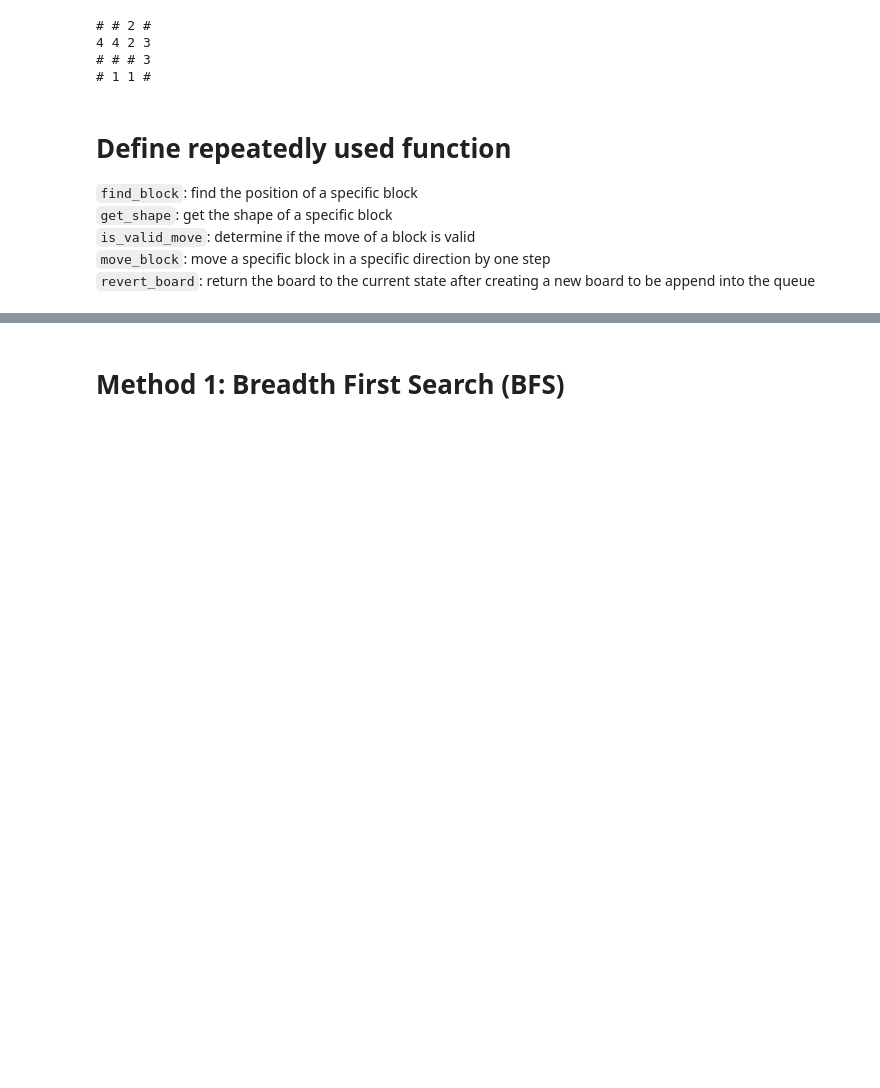
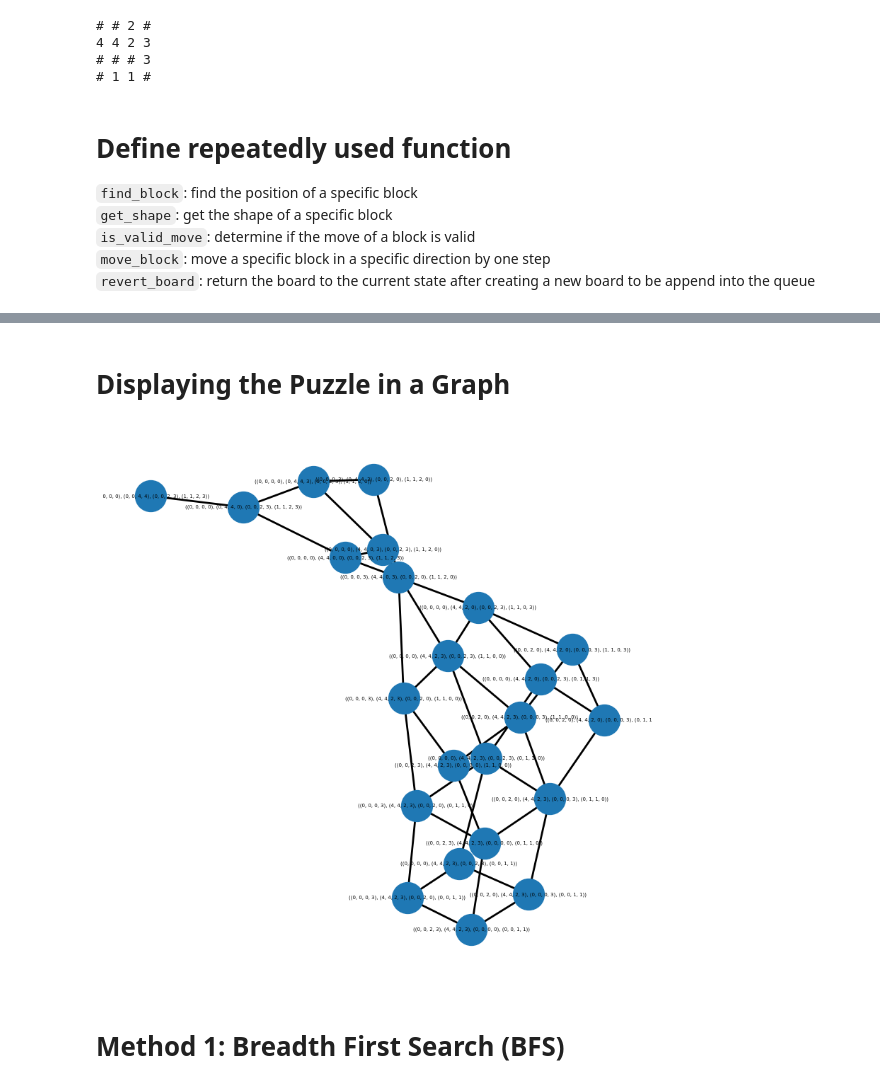
Before and after one commit to CLXYee/Move-the-Block-Puzzle, a Jupyter notebook: Exercise 8_FDDC_Group1.ipynb, the cells around one changed output, grey strips where cells are left out. Drawn from its saved outputs; the diff is of its cells as text; code cells hidden in the pictures; blank space fills up the shorter version.

Commit message:
Update graph

```diff
--- a/Exercise 8_FDDC_Group1.ipynb
+++ b/Exercise 8_FDDC_Group1.ipynb
@@ -214,3 +161,64 @@ show_graph(board_graph)
+# %% [markdown]
+# Displaying the Puzzle in a Graph
+# %%
+def board_to_graph(game):
+    ''' Converts a sliding block puzzle board to corresponding graph
+        Input : 2D list representing the board state
+        Output : Graph corresponding to the board state
+    '''
+    start_board = convert_board(game)
+    queue = deque([start_board])
+    visited = set()
+    board_graph = nx.Graph()
+
+    while queue:
+        current_board = queue.popleft()
+        init_board = copy.deepcopy(current_board)  # Deep copy the current board
+
+        if tuple(map(tuple, init_board)) in visited:
+            for i in range(4):
+                block_index = i + 1
+                for direction in ["up", "down", "left", "right"]:
+                    if is_valid_move(current_board, block_index, direction):
+                        new_board = move_block(current_board, block_index, direction)
+                        board_graph.add_edge(tuple(map(tuple, init_board)), tuple(map(tuple, new_board)))
+                        revert_board(new_board, block_index, direction)
+            continue
+        visited.add(tuple(map(tuple, init_board)))
+
+        for i in range(4):
+            block_index = i + 1
+            for direction in ["up", "down", "left", "right"]:
+                if is_valid_move(current_board, block_index, direction):
+                    new_board = move_block(current_board, block_index, direction)
+                    if tuple(map(tuple, copy.deepcopy(new_board))) not in visited:
+                        board_graph.add_node(tuple(map(tuple, copy.deepcopy(new_board))))
+                    board_graph.add_edge(tuple(map(tuple, init_board)), tuple(map(tuple, copy.deepcopy(new_board))))
+                    queue.append((copy.deepcopy(new_board)))
+                    revert_board(new_board, block_index, direction)
+
+    return board_graph
+
+# Convert the board state to a graph
+board_graph = board_to_graph(game)
+
+# Helper function to display the graph
+def show_graph(graph):
+
+    f = plt.figure(figsize=(10, 10))
+    pos = nx.spring_layout(graph)
+
+    nx.draw_networkx_nodes(graph, pos, node_size=1000)
+    nx.draw_networkx_edges(graph, pos, width=2)
+    nx.draw_networkx_labels(graph, pos, font_size=5)
+
+    plt.axis("off")
+    plt.show()
+
+# Display the graph
+show_graph(board_graph)
+# %% [output]
+[figure, added]
 # %% [markdown]
 # Method 1: Breadth First Search (BFS)
 # %%
```
Also changed, not shown: parts of 6 cells of this notebook.
